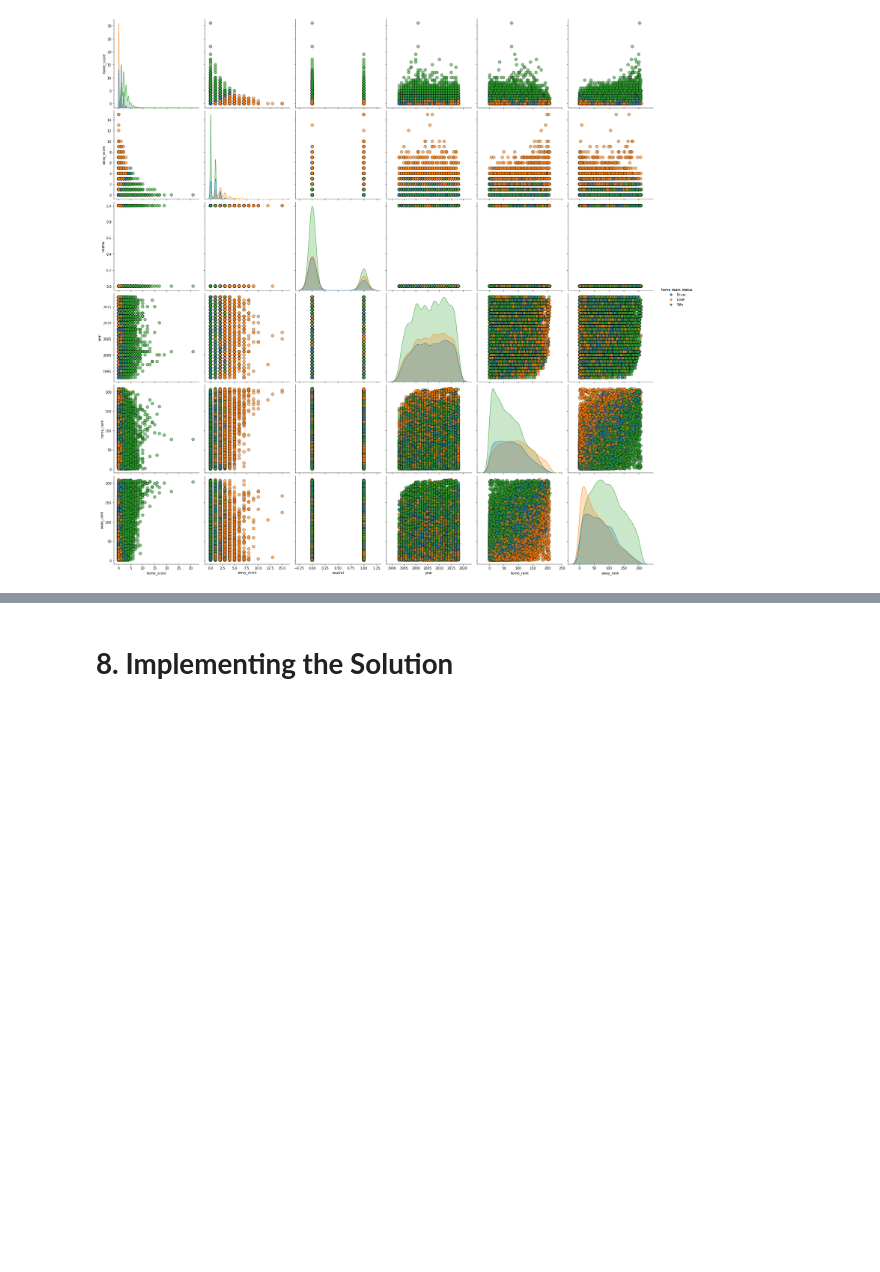
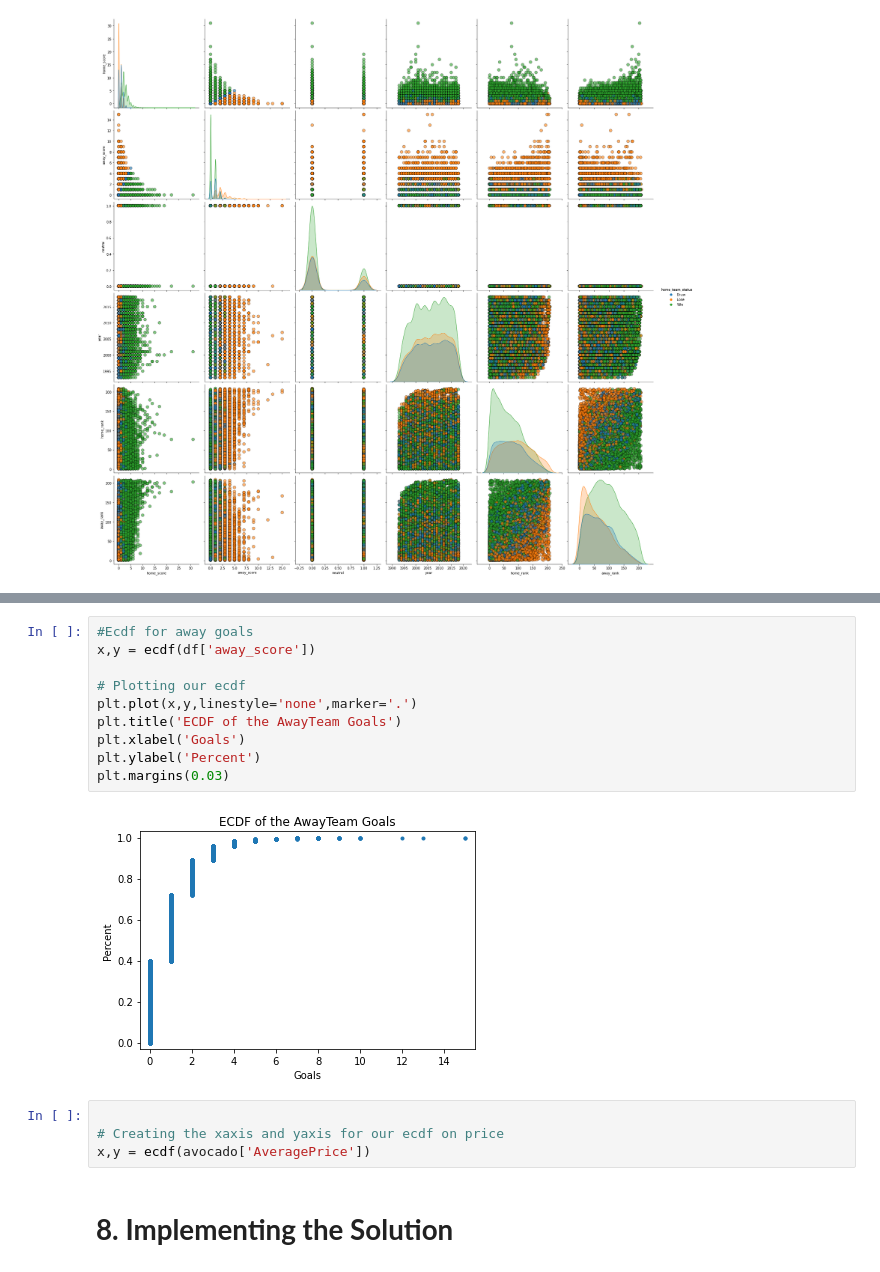
Before and after one commit to Obreintelly/Mchezo_Pesa_Football_Prediction_Analysis, a Jupyter notebook: Mchezo_Pesa_Football_Results_Prediction.ipynb, the cells around one changed output, grey strips where cells are left out. Cells and saved outputs as stored; diff of their text form; blank space fills up the shorter version.

```diff
--- a/Mchezo_Pesa_Football_Results_Prediction.ipynb
+++ b/Mchezo_Pesa_Football_Results_Prediction.ipynb
@@ -737,2 +759,18 @@ sns.pairplot(df, hue='home_team_status', diag_kind='kde',plot_kws = {'alpha': 0.
+# %%
+#Ecdf for away goals
+x,y = ecdf(df['away_score'])
+
+# Plotting our ecdf
+plt.plot(x,y,linestyle='none',marker='.')
+plt.title('ECDF of the AwayTeam Goals')
+plt.xlabel('Goals')
+plt.ylabel('Percent')
+plt.margins(0.03)
+# %% [output]
+[figure, added]
+# %%
+
+# Creating the xaxis and yaxis for our ecdf on price
+x,y = ecdf(avocado['AveragePrice'])
 # %% [markdown]
 # **8. Implementing the Solution**
```
Also changed, not shown: parts of 2 cells of this notebook.
